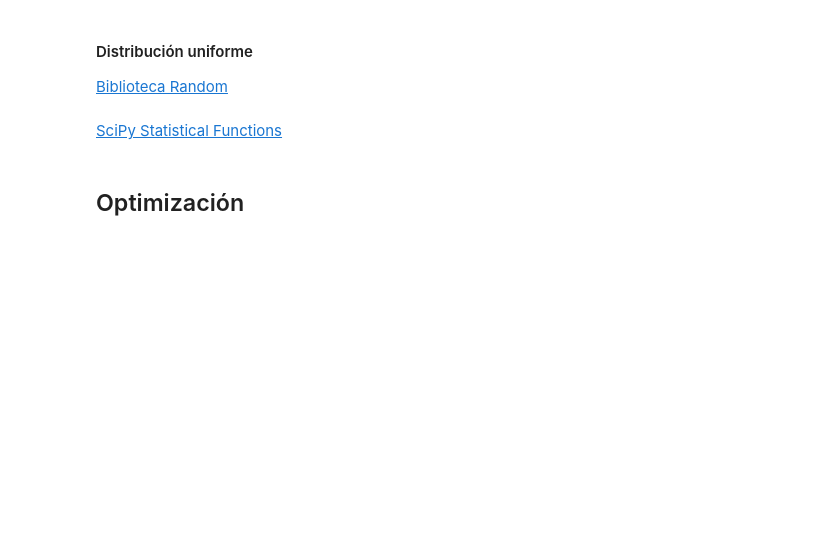
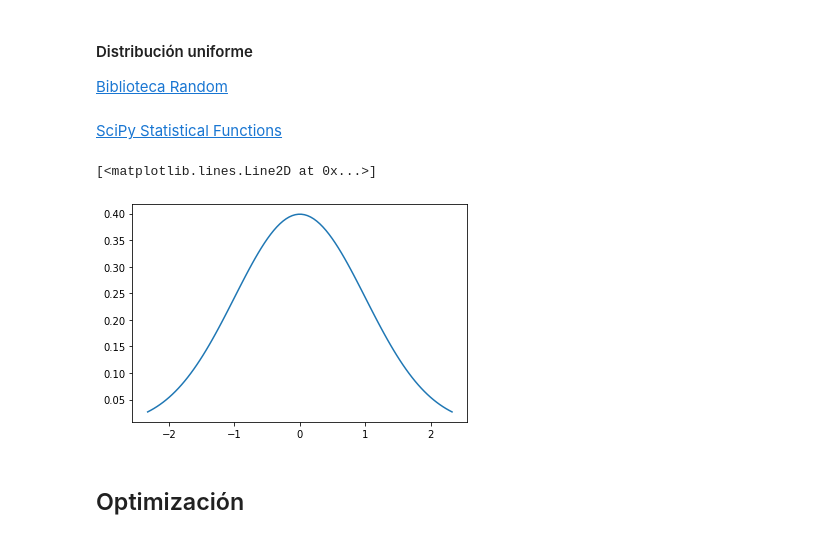
Before and after one commit to manuel-suarez/curso_itc_nn, a Jupyter notebook: Día_1_Fundamentos_Matemáticos.ipynb, the cells around one changed output. Saved outputs shown, nothing was run; the diff lists cells and outputs as text; code cells hidden in the pictures; blank space fills up the shorter version.

```diff
--- a/Día_1_Fundamentos_Matemáticos.ipynb
+++ b/Día_1_Fundamentos_Matemáticos.ipynb
@@ -118,6 +439,17 @@ $$
 [Biblioteca Random](https://docs.python.org/3/library/random.html)
 # %% [markdown]
 [SciPy Statistical Functions](https://docs.scipy.org/doc/scipy/reference/stats.html)
+# %%
+from scipy.stats import norm
+import matplotlib.pyplot as plt
+fig, ax = plt.subplots(1, 1)
+
+x = np.linspace(norm.ppf(0.01),
+                norm.ppf(0.99), 100)
+ax.plot(x, norm.pdf(x))
+# %% [output]
+[<matplotlib.lines.Line2D at 0x...>]
+[figure, added]
 # %% [markdown]
 ## Optimización
 # %% [markdown]
```
Also changed, not shown: parts of 73 cells of this notebook.
